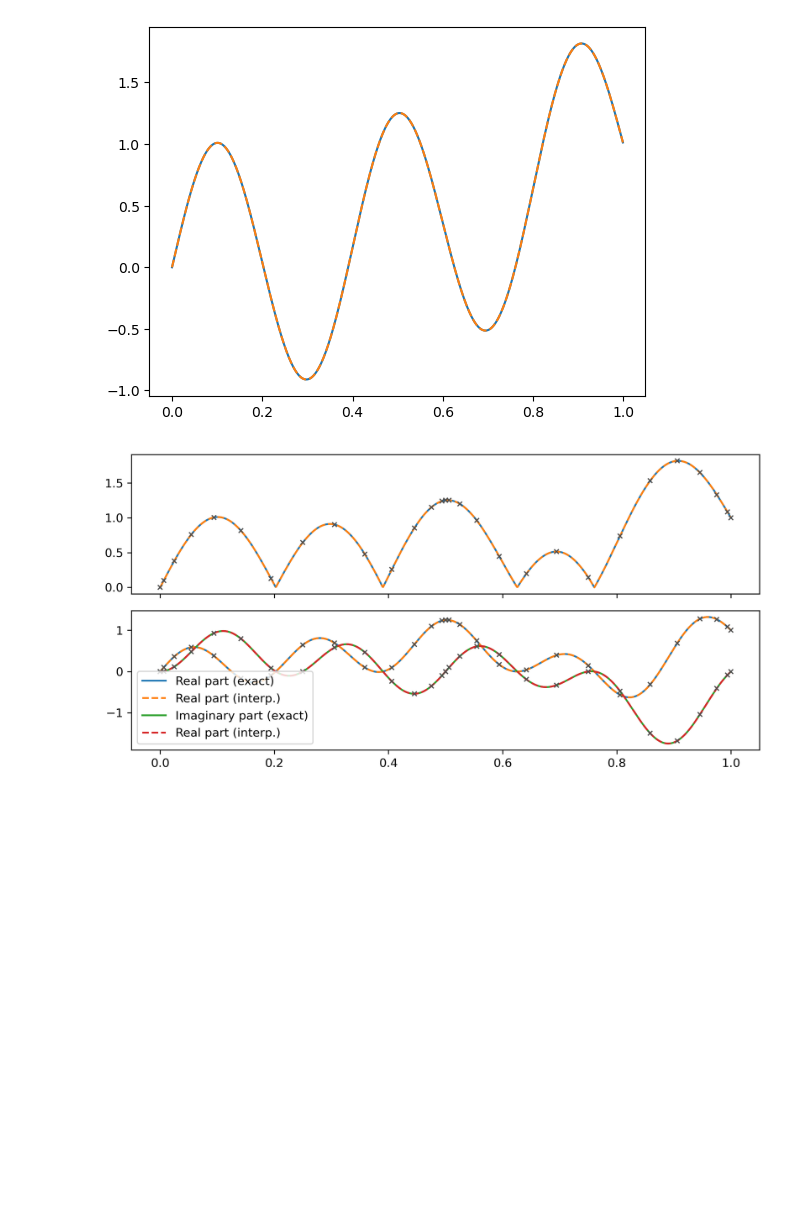
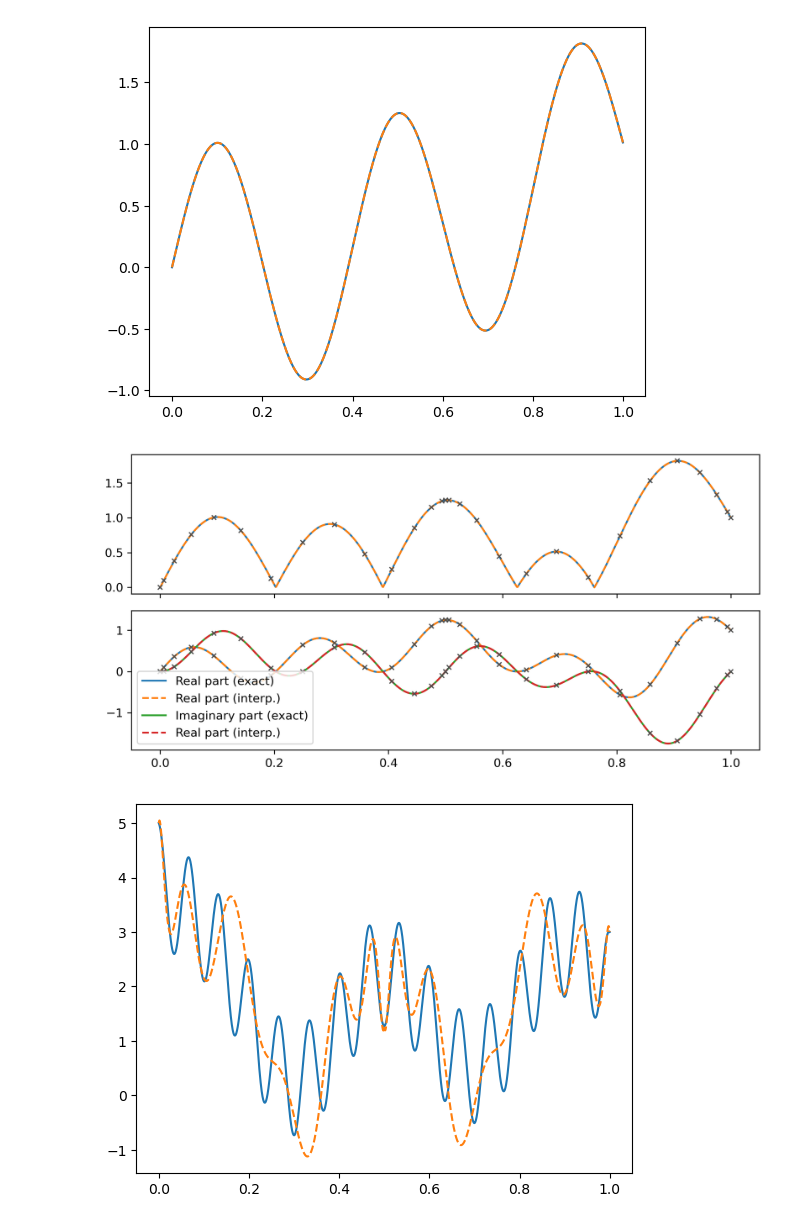
Before and after one commit to gconcheri/Student-Research-Job, a Jupyter notebook: Chebyshev_interpolation.ipynb, the cells around one changed output. Drawn from its saved outputs; the diff is of its cells as text; code cells hidden in the pictures; blank space fills up the shorter version.

```diff
--- a/Chebyshev_interpolation.ipynb
+++ b/Chebyshev_interpolation.ipynb
@@ -16,7 +16,7 @@ def C_Fourier_0_N(x, N): #cardinal function C_0, N number of points?
 C_Fourier_j_N = lambda x, j, N: C_Fourier_0_N(x-j*np.pi/N, N) #C_j's are just translated versions of C_0
 C_Chebysh_j_N = lambda x, j, N: (C_Fourier_j_N(np.arccos(x), j, N) + C_Fourier_j_N(np.arccos(x), -j, N))/(1 + (j==0 or j==N))
 # The following P_a_N are the Chebyshev polynomials used in arxiv:2311.12554
-P_a_N = lambda x, alpha, N: C_Chebysh_j_N(2*x-1, alpha, N)
+P_a_N = lambda x, alpha, N: C_Chebysh_j_N(2.*x-1., alpha, N)
 #transformation 2*x-1 maps interval [0,1] to interval [-1,1] to work with Chebyshev polyn.
 
 # define function that constructs MPS tensors of Chebyshev interpolation
@@ -133,3 +133,32 @@ plt.tight_layout()
 plt.show()
 # %% [output]
 [figure]
+# %%
+# Example: create a function to interpolate
+test_func = lambda x: np.sin(5*np.pi*x) + x**2 + 4**(1-x)**6 + np.cos(30*np.pi*x)
+
+L=15
+# MPS from Chebyshev interpolation
+As = Chebyshev_interpolation(test_func, # function to be interpolated
+                             L,      # number of MPS tensors
+                             chi=15)    # bond dimension
+
+# Plot function and interpolation below
+
+# contract full MPS (should only do this for small L <= 20)
+func_interp = np.squeeze(As[0])
+for A in As[1:]:
+    func_interp = np.einsum('ia, ajb -> ijb', func_interp, A)
+    func_interp = func_interp.reshape(-1, A.shape[-1])
+func_interp = np.squeeze(func_interp)
+
+# exact function values
+xs = np.linspace(0, 1, 2**L, endpoint=False)
+func_vals = test_func(xs)
+
+# plot result
+plt.plot(xs, func_vals, '-')
+plt.plot(xs, func_interp, '--')
+plt.show()
+# %% [output]
+[figure, added]
```
Also changed, not shown: 2 other files.
